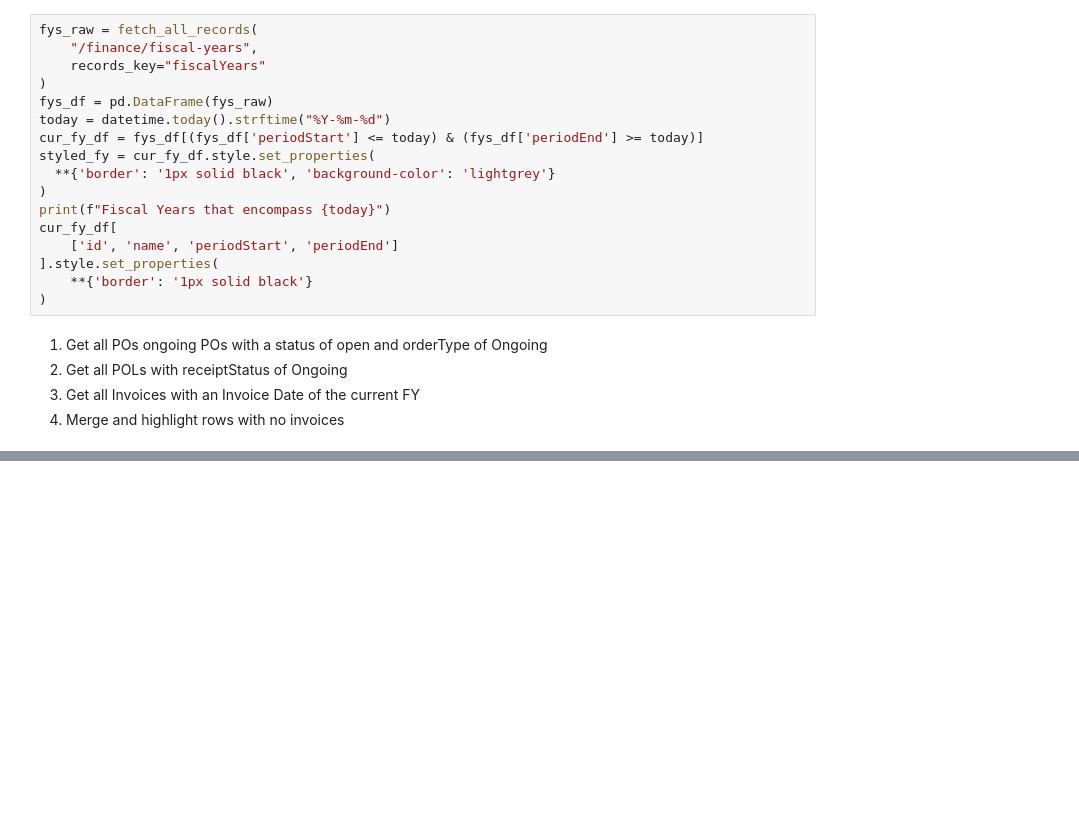
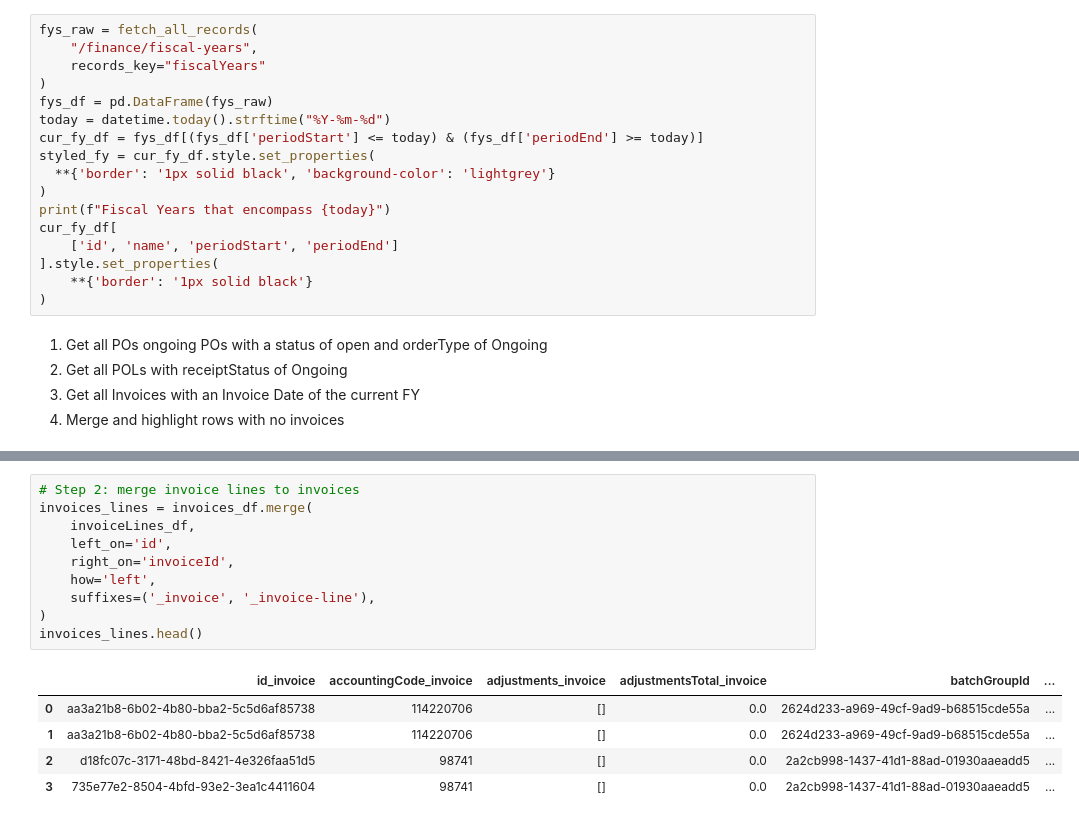
Before and after one commit to ChristineMcClureEBSCO/Intro-to-FOLIO-APIS---Jupyter-Notebooks, a Jupyter notebook: ongoing orders without invoices.ipynb, the cells around one changed output, grey strips where cells are left out. Saved outputs shown, nothing was run; the diff lists cells and outputs as text; blank space fills up the shorter version.

```diff
--- a/ongoing orders without invoices.ipynb
+++ b/ongoing orders without invoices.ipynb
@@ -94,0 +192,16 @@ poLines_df.head()
+# %%
+# Step 2: merge invoice lines to invoices
+invoices_lines = invoices_df.merge(
+    invoiceLines_df,
+    left_on='id',
+    right_on='invoiceId',
+    how='left',
+    suffixes=('_invoice', '_invoice-line'),
+)
+invoices_lines.head()
+# %% [output]
+|  | id_invoice | accountingCode_invoice | adjustments_invoice | adjustmentsTotal_invoice | batchGroupId | ... |
+| 0 | aa3a21b8-6b02-4b80-bba2-5c5d6af85738 | 114220706 | [] | 0.0 | 2624d233-a969-49cf-9ad9-b68515cde55a | ... |
+| 1 | aa3a21b8-6b02-4b80-bba2-5c5d6af85738 | 114220706 | [] | 0.0 | 2624d233-a969-49cf-9ad9-b68515cde55a | ... |
+| 2 | d18fc07c-3171-48bd-8421-4e326faa51d5 | 98741 | [] | 0.0 | 2a2cb998-1437-41d1-88ad-01930aaeadd5 | ... |
+| 3 | 735e77e2-8504-4bfd-93e2-3ea1c4411604 | 98741 | [] | 0.0 | 2a2cb998-1437-41d1-88ad-01930aaeadd5 | ... |
```
Also changed, not shown: parts of 8 cells of this notebook.
